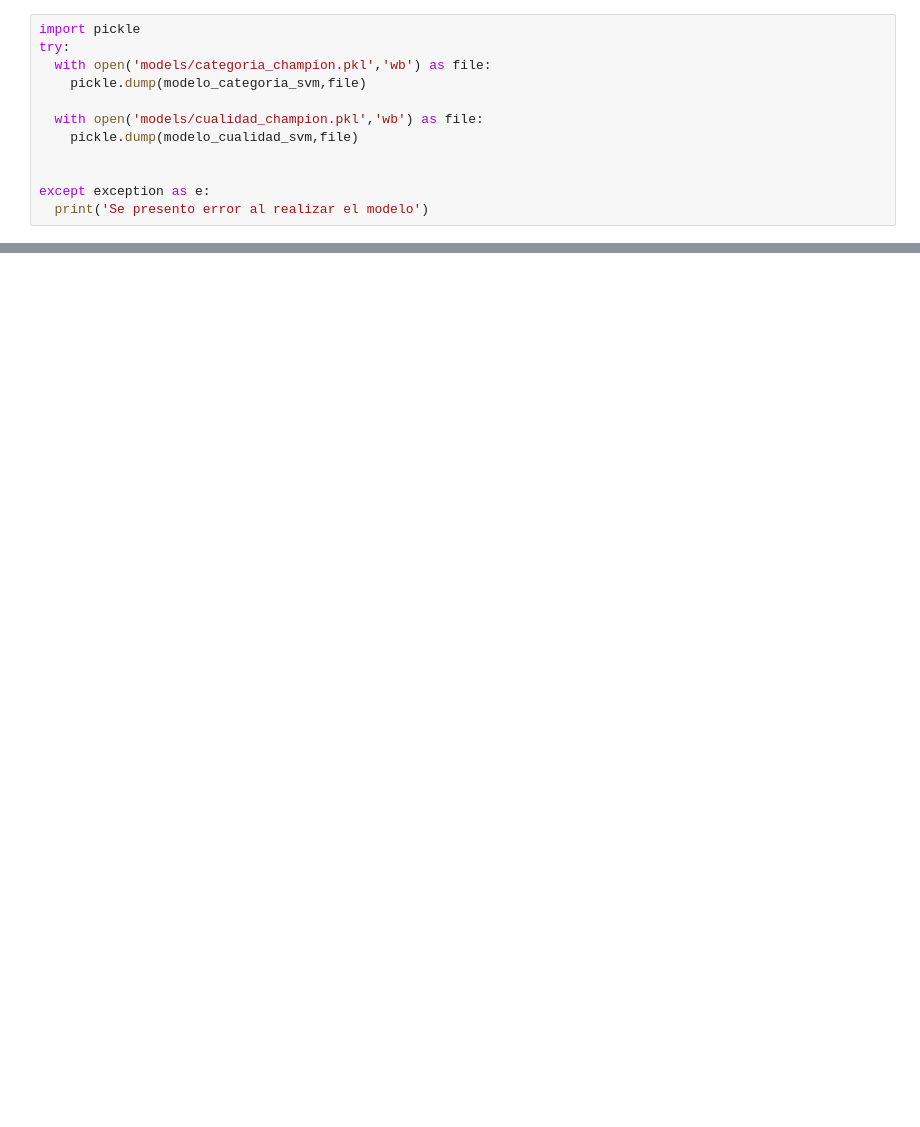
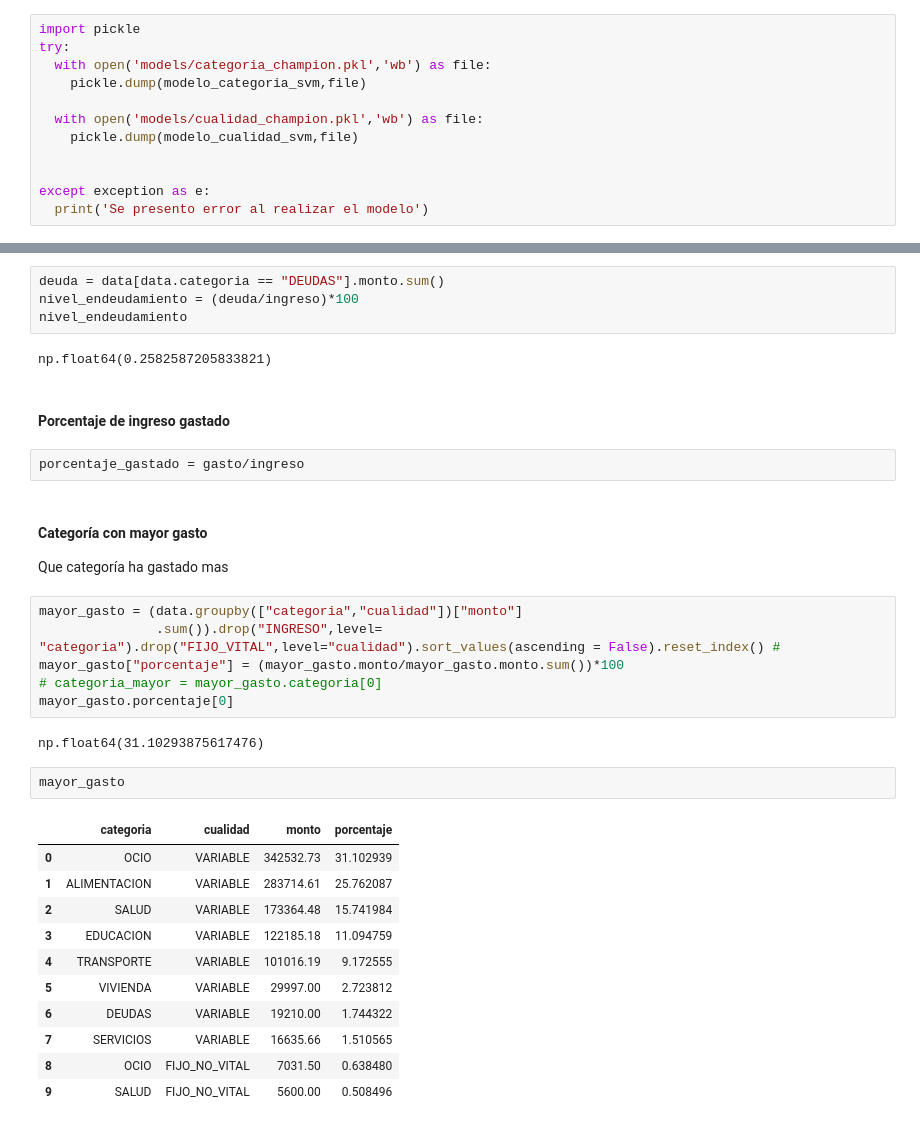
Before and after one commit to No-Country-simulation/G9-LATAM-Team71, a Jupyter notebook: data-science/Finance_AI_Asistente_Inteligente_de_Salud_Financiera.ipynb, the cells around one changed output, grey strips where cells are left out. Drawn from its saved outputs; the diff is of its cells as text; blank space fills up the shorter version.

```diff
--- a/data-science/Finance_AI_Asistente_Inteligente_de_Salud_Financiera.ipynb
+++ b/data-science/Finance_AI_Asistente_Inteligente_de_Salud_Financiera.ipynb
@@ -261,0 +428,35 @@ except exception as e:
+# %%
+deuda = data[data.categoria == "DEUDAS"].monto.sum()
+nivel_endeudamiento = (deuda/ingreso)*100
+nivel_endeudamiento
+# %% [output]
+np.float64(0.2582587205833821)
+# %% [markdown]
+#### Porcentaje de ingreso gastado
+# %%
+porcentaje_gastado = gasto/ingreso
+# %% [markdown]
+#### Categoría con mayor gasto
+Que categoría ha gastado mas
+# %%
+mayor_gasto = (data.groupby(["categoria","cualidad"])["monto"]
+               .sum()).drop("INGRESO",level= "categoria").drop("FIJO_VITAL",level="cualidad").sort_values(ascending = False).reset_index() #
+mayor_gasto["porcentaje"] = (mayor_gasto.monto/mayor_gasto.monto.sum())*100
+# categoria_mayor = mayor_gasto.categoria[0]
+mayor_gasto.porcentaje[0]
+# %% [output]
+np.float64(31.10293875617476)
+# %%
+mayor_gasto
+# %% [output]
+|  | categoria | cualidad | monto | porcentaje |
+| 0 | OCIO | VARIABLE | 342532.73 | 31.102939 |
+| 1 | ALIMENTACION | VARIABLE | 283714.61 | 25.762087 |
+| 2 | SALUD | VARIABLE | 173364.48 | 15.741984 |
+| 3 | EDUCACION | VARIABLE | 122185.18 | 11.094759 |
+| 4 | TRANSPORTE | VARIABLE | 101016.19 | 9.172555 |
+| 5 | VIVIENDA | VARIABLE | 29997.00 | 2.723812 |
+| 6 | DEUDAS | VARIABLE | 19210.00 | 1.744322 |
+| 7 | SERVICIOS | VARIABLE | 16635.66 | 1.510565 |
+| 8 | OCIO | FIJO_NO_VITAL | 7031.50 | 0.638480 |
+| 9 | SALUD | FIJO_NO_VITAL | 5600.00 | 0.508496 |
```
Also changed, not shown: parts of 37 cells of this notebook, 5 other files.
